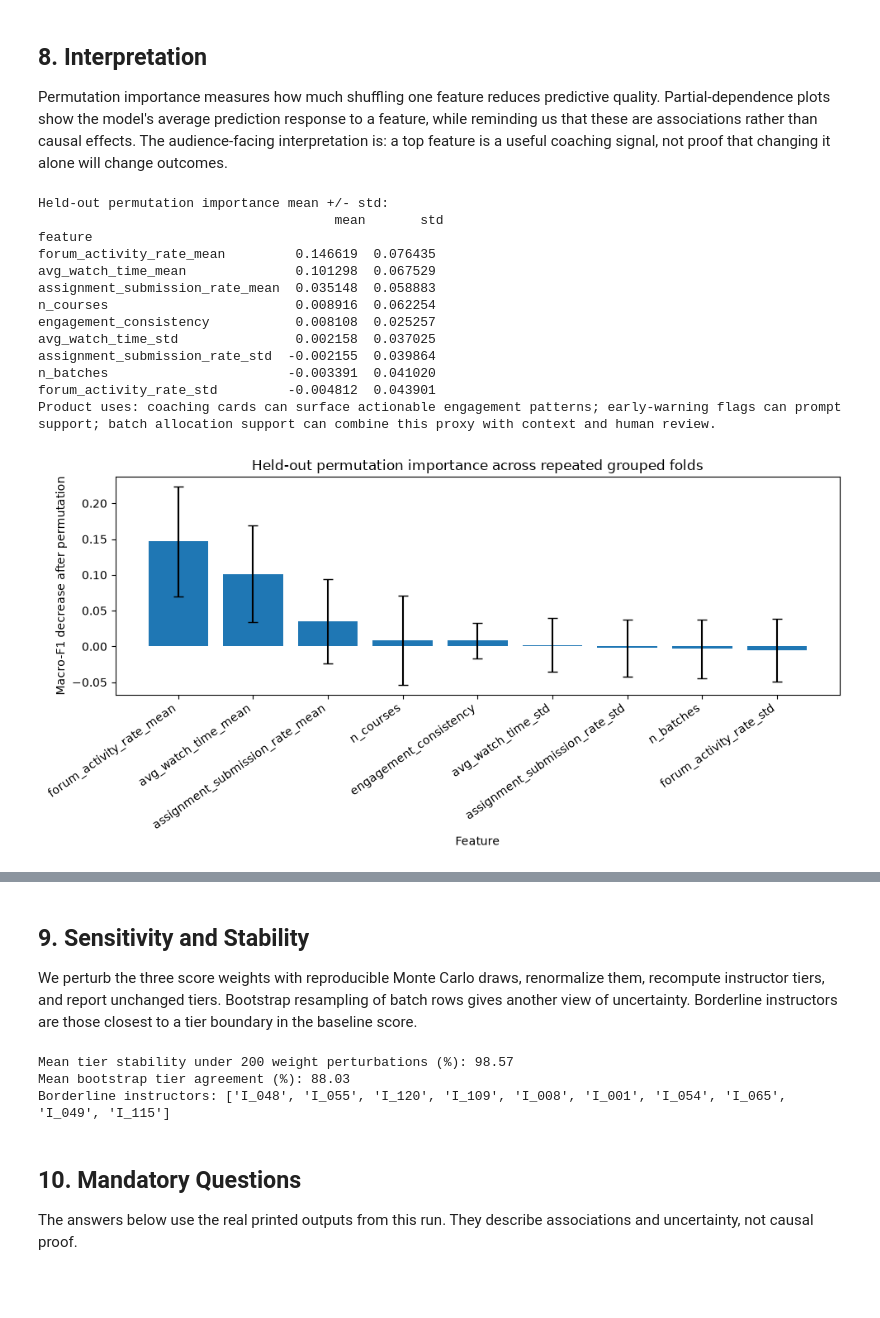
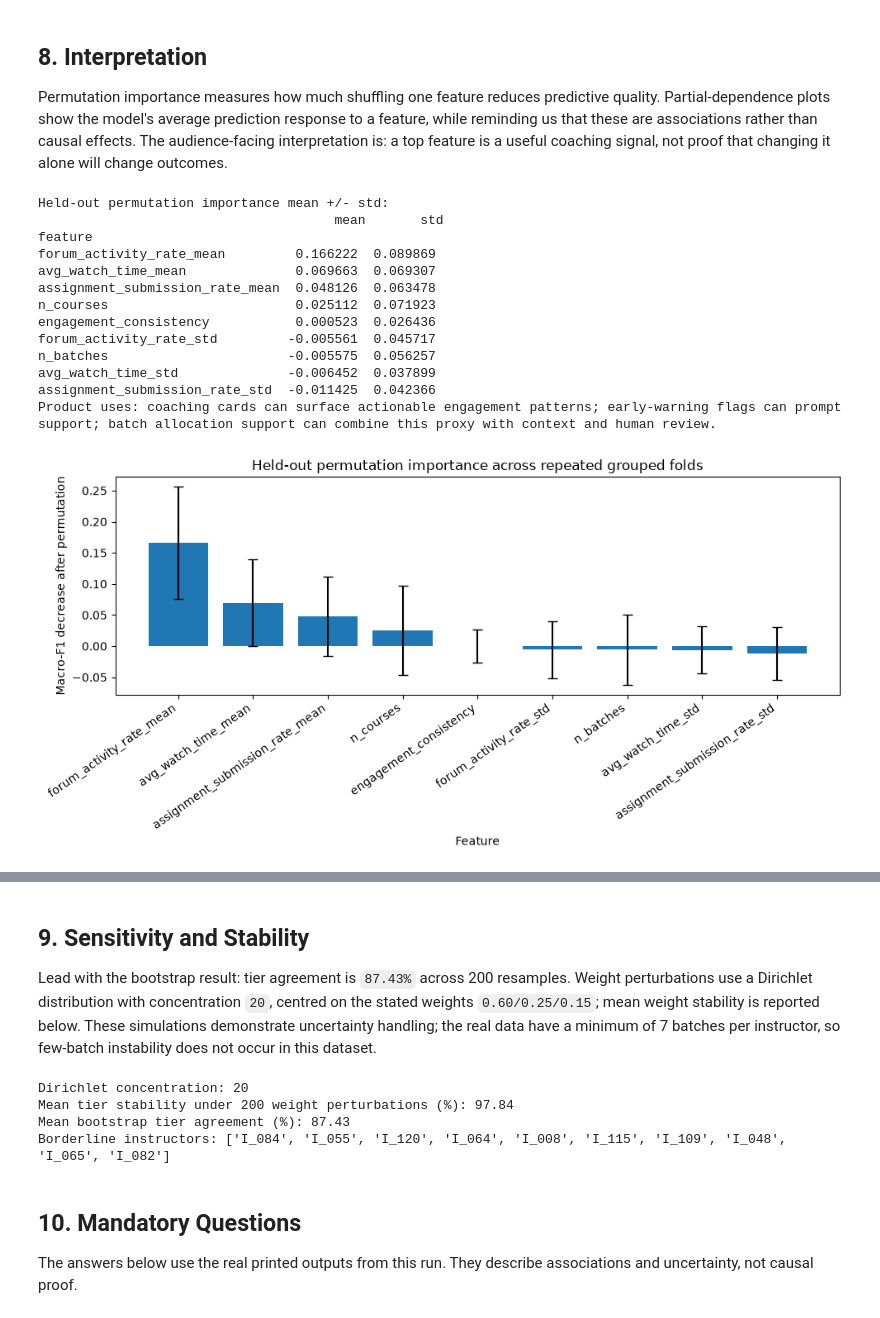
Before and after one commit to sinchanaar01/instructor-effectiveness-modeling, a Jupyter notebook: instructor_effectiveness.ipynb, the cells around one changed output, grey strips where cells are left out. Saved outputs shown, nothing was run; the diff lists cells and outputs as text; code cells hidden in the pictures; blank space fills up the shorter version.

Commit message:
Apply scoring reliability and repository hygiene addendum

```diff
--- a/instructor_effectiveness.ipynb
+++ b/instructor_effectiveness.ipynb
@@ -196,13 +222,8 @@ def trend_slope(values):
     values = np.asarray(values, dtype=float)
     return float(np.polyfit(np.arange(len(values)), values, 1)[0]) if len(values) >= 2 else 0.0
 
-def coefficient_of_variation(values):
-    mean = float(np.mean(values))
-    return float(np.std(values, ddof=1) / abs(mean)) if len(values) > 1 and mean != 0 else 0.0
-
 grouped = df.sort_values(["instructor_id", "batch_id"]).groupby("instructor_id")
 agg = grouped["effectiveness_score"].agg(mean="mean", median="median", std="std", min="min", max="max")
-agg["cv"] = grouped["effectiveness_score"].apply(coefficient_of_variation)
 agg["best_worst_gap"] = agg["max"] - agg["min"]
 agg["trend_slope_batch_order"] = grouped["effectiveness_score"].apply(trend_slope)
 agg["n_batches"] = grouped["batch_id"].nunique()
@@ -213,10 +234,8 @@ agg["shrink_weight"] = instructor_scores["shrink_weight"]
 agg["low_confidence"] = instructor_scores["low_confidence"]
 agg["tier"] = instructor_scores["tier"]
 agg["raw_tier"] = instructor_scores["raw_tier"]
-agg["recent_weighted_mean"] = grouped.apply(lambda batch: np.average(batch["effectiveness_score"], weights=np.arange(1, len(batch) + 1)))
-agg["recent_minus_plain"] = agg["recent_weighted_mean"] - agg["mean"]
 print(agg.describe(include="all"))
-print("Many-batch recent-vs-plain comparison (n_batches >= 5):\n", agg.loc[agg["n_batches"] >= 5, ["mean", "recent_weighted_mean", "recent_minus_plain"]].describe())
+print("Minimum batches per instructor:", int(agg["n_batches"].min()))
 print("Trend slope is descriptive only because batch_id is not a verified timeline.")
 # %% [output]
               mean      median         std         min         max  \
@@ -346,19 +368,21 @@ Macro-F1 is primary because it gives each tier equal importance. All folds are g
 # %%
 candidate_names = ["Engagement-only Logistic", "Logistic Regression", "Random Forest", "Gradient Boosting"]
-best_name = results_df.loc[candidate_names, "macro_f1_mean"].idxmax()
-best_f1_mean = float(results_df.loc[best_name, "macro_f1_mean"])
-best_f1_std = float(results_df.loc[best_name, "macro_f1_std"])
+highest_mean_model = results_df.loc[candidate_names, "macro_f1_mean"].idxmax()
+highest_mean_f1 = float(results_df.loc[highest_mean_model, "macro_f1_mean"])
+highest_mean_std = float(results_df.loc[highest_mean_model, "macro_f1_std"])
 chance_f1_mean = float(results_df.loc["Stratified-random chance baseline", "macro_f1_mean"])
 majority_f1_mean = float(results_df.loc["Dummy majority baseline", "macro_f1_mean"])
 pooled_actual = np.tile(y.to_numpy(), repeats)
-pooled_predictions = np.concatenate(all_predictions[best_name])
-print("Best model:", best_name)
-print("Best macro-F1 mean +/- std:", round(best_f1_mean, 4), "+/-", round(best_f1_std, 4))
+pooled_predictions = np.concatenate(all_predictions[highest_mean_model])
+within_one_std = results_df.loc[candidate_names, "macro_f1_mean"] >= highest_mean_f1 - highest_mean_std
+print("Highest observed mean model:", highest_mean_model)
+print("Highest observed macro-F1 mean +/- std:", round(highest_mean_f1, 4), "+/-", round(highest_mean_std, 4))
+print("Models within one highest-model std:", list(results_df.loc[candidate_names].index[within_one_std]))
 print("Classification report pooled over repeated test predictions:\n", classification_report(pooled_actual, pooled_predictions, labels=["Low", "Medium", "High"], zero_division=0))
 print("Confusion matrix pooled over repeated test predictions (rows true, columns predicted):\n", pd.DataFrame(confusion_matrix(pooled_actual, pooled_predictions, labels=["Low", "Medium", "High"]), index=["Low", "Medium", "High"], columns=["Low", "Medium", "High"]))
 ordinal = {"Low": 0, "Medium": 1, "High": 2}
 ordinal_error = np.mean(np.abs(pd.Series(pooled_actual).map(ordinal).to_numpy() - pd.Series(pooled_predictions).map(ordinal).to_numpy()))
 print("Mean ordinal error:", round(float(ordinal_error), 4))
-print("Lift versus stratified chance baseline:", round(best_f1_mean - chance_f1_mean, 4))
-print("Lift versus majority baseline:", round(best_f1_mean - majority_f1_mean, 4))
+print("Lift versus stratified chance baseline:", round(highest_mean_f1 - chance_f1_mean, 4))
+print("Lift versus majority baseline:", round(highest_mean_f1 - majority_f1_mean, 4))
 # %% [output]
@@ -389,46 +413,46 @@ importance_rows = []
 for repeat in range(repeats):
     splitter = StratifiedGroupKFold(n_splits=folds, shuffle=True, random_state=RANDOM_STATE + repeat)
     for train_idx, test_idx in splitter.split(X, y, groups):
-        fitted = clone(models[best_name]).fit(X.iloc[train_idx], y.iloc[train_idx])
+        fitted = clone(models[highest_mean_model]).fit(X.iloc[train_idx], y.iloc[train_idx])
         baseline_predictions = fitted.predict(X.iloc[test_idx])
         baseline_score = f1_score(y.iloc[test_idx], baseline_predictions, average="macro")
         rng = np.random.default_rng(RANDOM_STATE + repeat)
         for feature in selected_features:
             scores = []
             for _ in range(5):
                 permuted = X.iloc[test_idx].copy()
                 permuted[feature] = rng.permutation(permuted[feature].to_numpy())
                 scores.append(baseline_score - f1_score(y.iloc[test_idx], fitted.predict(permuted), average="macro"))
             importance_rows.append({"feature": feature, "importance": float(np.mean(scores))})
 importance_table = pd.DataFrame(importance_rows).groupby("feature")["importance"].agg(["mean", "std"]).sort_values("mean", ascending=False)
 print("Held-out permutation importance mean +/- std:\n", importance_table)
 plt.figure(figsize=(10, 5))
 plt.bar(importance_table.index, importance_table["mean"], yerr=importance_table["std"], capsize=4)
 plt.title("Held-out permutation importance across repeated grouped folds")
 plt.xlabel("Feature")
 plt.ylabel("Macro-F1 decrease after permutation")
 plt.xticks(rotation=35, ha="right")
 plt.tight_layout()
 
 plot_features = list(importance_table.head(min(3, len(importance_table))).index)
 if plot_features:
     fig, ax = plt.subplots(figsize=(12, 4 * len(plot_features)))
-    PartialDependenceDisplay.from_estimator(clone(models[best_name]).fit(X, y), X, plot_features, target="High", ax=ax)
+    PartialDependenceDisplay.from_estimator(clone(models[highest_mean_model]).fit(X, y), X, plot_features, target="High", ax=ax)
     plt.suptitle("Partial dependence for leading model features")
     plt.tight_layout()
 print("Product uses: coaching cards can surface actionable engagement patterns; early-warning flags can prompt support; batch allocation support can combine this proxy with context and human review.")
 # %% [output]
 Held-out permutation importance mean +/- std:
                                       mean       std
 feature
-forum_activity_rate_mean         0.146619  0.076435
-avg_watch_time_mean              0.101298  0.067529
-assignment_submission_rate_mean  0.035148  0.058883
-n_courses                        0.008916  0.062254
-engagement_consistency           0.008108  0.025257
-avg_watch_time_std               0.002158  0.037025
-assignment_submission_rate_std  -0.002155  0.039864
-n_batches                       -0.003391  0.041020
-forum_activity_rate_std         -0.004812  0.043901
+forum_activity_rate_mean         0.166222  0.089869
+avg_watch_time_mean              0.069663  0.069307
+assignment_submission_rate_mean  0.048126  0.063478
+n_courses                        0.025112  0.071923
+engagement_consistency           0.000523  0.026436
+forum_activity_rate_std         -0.005561  0.045717
+n_batches                       -0.005575  0.056257
+avg_watch_time_std              -0.006452  0.037899
+assignment_submission_rate_std  -0.011425  0.042366
 Product uses: coaching cards can surface actionable engagement patterns; early-warning flags can prompt support; batch allocation support can combine this proxy with context and human review.
-[figure, old version]
+[figure, new version]
@@ -436,38 +460,42 @@ Product uses: coaching cards can surface actionable engagement patterns; early-w
 # %% [markdown]
 ## 9. Sensitivity and Stability
 
-We perturb the three score weights with reproducible Monte Carlo draws, renormalize them, recompute instructor tiers, and report unchanged tiers. Bootstrap resampling of batch rows gives another view of uncertainty. Borderline instructors are those closest to a tier boundary in the baseline score.
+Lead with the bootstrap result: tier agreement is `87.43%` across 200 resamples. Weight perturbations use a Dirichlet distribution with concentration `20`, centred on the stated weights `0.60/0.25/0.15`; mean weight stability is reported below. These simulations demonstrate uncertainty handling; the real data have a minimum of 7 batches per instructor, so few-batch instability does not occur in this dataset.
 # %%
 rng = np.random.default_rng(RANDOM_STATE)
 base_components = df.groupby("instructor_id")[["learning_outcomes", "feedback_component", "consistency_component"]].mean()
 base_tiers = instructor_scores["tier"].astype(str)
+dirichlet_concentration = 20
 stability = []
 for _ in range(200):
-    weights = rng.dirichlet([0.60 * 20, 0.25 * 20, 0.15 * 20])
+    # Dirichlet concentration 20 keeps perturbations near the stated 0.60/0.25/0.15 assumptions.
+    weights = rng.dirichlet([0.60 * dirichlet_concentration, 0.25 * dirichlet_concentration, 0.15 * dirichlet_concentration])
     perturbed = base_components.to_numpy() @ weights
-    cuts = np.quantile(perturbed, [1 / 3, 2 / 3])
-    tiers = pd.cut(perturbed, bins=[-np.inf, *cuts, np.inf], labels=["Low", "Medium", "High"], include_lowest=True).astype(str)
+    perturbed_cuts = np.quantile(perturbed, [1 / 3, 2 / 3])
+    tiers = pd.cut(perturbed, bins=[-np.inf, *perturbed_cuts, np.inf], labels=["Low", "Medium", "High"], include_lowest=True).astype(str)
     stability.append(np.mean(tiers.to_numpy() == base_tiers.reindex(base_components.index).to_numpy()) * 100)
 
 bootstrap_agreement = []
 for _ in range(200):
+    # Bootstrap demonstrates sampling instability even though this real dataset has at least 7 batches per instructor.
     sample = df.sample(frac=1, replace=True, random_state=int(rng.integers(0, 1_000_000)))
     boot_scores = sample.groupby("instructor_id")["effectiveness_score"].mean().reindex(instructor_scores.index).fillna(instructor_scores["raw_mean"])
-    cuts = instructor_scores["shrunk_score"].quantile([1 / 3, 2 / 3]).to_numpy()
-    boot_tiers = pd.cut(boot_scores, bins=[-np.inf, *cuts, np.inf], labels=["Low", "Medium", "High"], include_lowest=True).astype(str)
+    boot_tiers = pd.cut(boot_scores, bins=[-np.inf, *shrunk_cuts, np.inf], labels=["Low", "Medium", "High"], include_lowest=True).astype(str)
     bootstrap_agreement.append(np.mean(boot_tiers.to_numpy() == base_tiers.to_numpy()) * 100)
 
-boundary_distance = np.minimum(abs(instructor_scores["shrunk_score"] - cuts[0]), abs(instructor_scores["shrunk_score"] - cuts[1]))
+boundary_distance = np.minimum(abs(instructor_scores["shrunk_score"] - shrunk_cuts[0]), abs(instructor_scores["shrunk_score"] - shrunk_cuts[1]))
 borderline = boundary_distance.sort_values().head(10).index.tolist()
 stability_pct = float(np.mean(stability))
 bootstrap_pct = float(np.mean(bootstrap_agreement))
+print("Dirichlet concentration:", dirichlet_concentration)
 print("Mean tier stability under 200 weight perturbations (%):", round(stability_pct, 2))
 print("Mean bootstrap tier agreement (%):", round(bootstrap_pct, 2))
 print("Borderline instructors:", borderline)
 # %% [output]
-Mean tier stability under 200 weight perturbations (%): 98.57
-Mean bootstrap tier agreement (%): 88.03
-Borderline instructors: ['I_048', 'I_055', 'I_120', 'I_109', 'I_008', 'I_001', 'I_054', 'I_065', 'I_049', 'I_115']
+Dirichlet concentration: 20
+Mean tier stability under 200 weight perturbations (%): 97.84
+Mean bootstrap tier agreement (%): 87.43
+Borderline instructors: ['I_084', 'I_055', 'I_120', 'I_064', 'I_008', 'I_115', 'I_109', 'I_048', 'I_065', 'I_082']
 # %% [markdown]
 ## 10. Mandatory Questions
 
```
Also changed, not shown: parts of 20 cells of this notebook, 2 other files.
